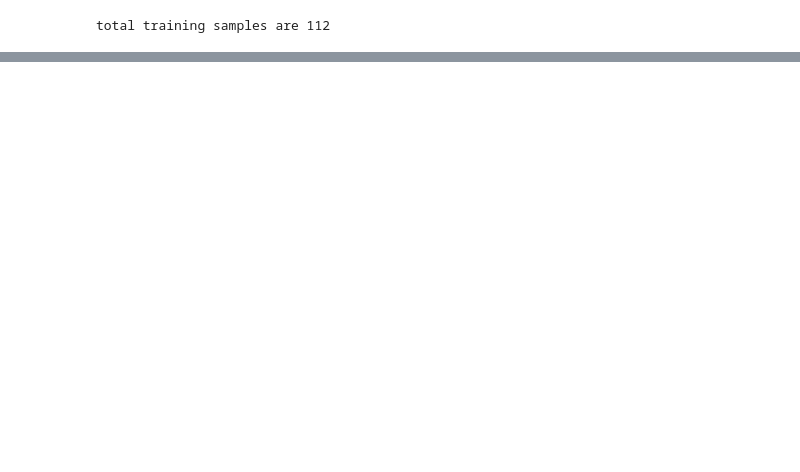
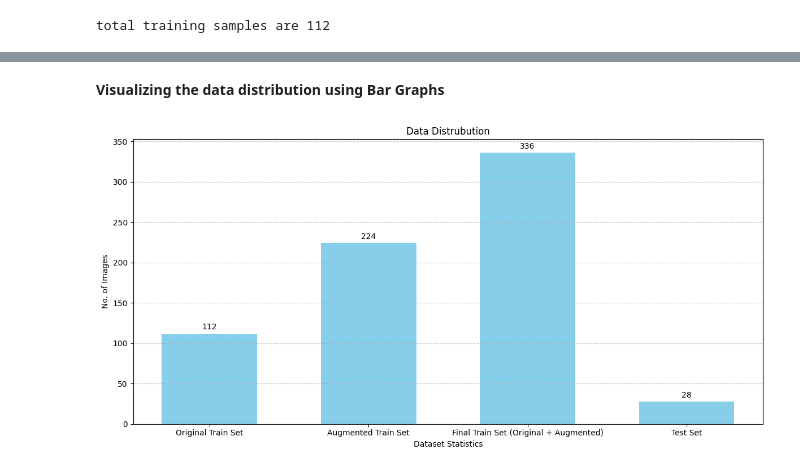
Before and after one commit to AntiVicious/CS203_lab5, a Jupyter notebook: main_notebook.ipynb, the cells around one changed output, grey strips where cells are left out. Saved outputs shown, nothing was run; the diff lists cells and outputs as text; code cells hidden in the pictures; blank space fills up the shorter version.

```diff
--- a/main_notebook.ipynb
+++ b/main_notebook.ipynb
@@ -156,0 +202,35 @@ Successfully installed huggingface-hub-0.28.1 safetensors-0.5.2 tokenizers-0.21.
+# %% [markdown]
+**Visualizing the data distribution using Bar Graphs**
+# %%
+import matplotlib.pyplot as plt
+import numpy as np
+def plot_bar_graph(stats,xlabel,title):
+
+  categories = []
+  values = []
+  for key, value in stats.items():
+    categories.append(key)
+    values.append(value)
+
+  # Create bar graph
+  fig, ax = plt.subplots(figsize=(12, 6))
+  bars = ax.bar(categories, values, color='skyblue',width=0.6)
+
+  # Add value labels on top of each bar
+  ax.bar_label(bars, fmt='%.0f', padding=3)
+
+  # Customize the graph
+  ax.set_xlabel(xlabel)
+  ax.set_ylabel('No. of Images')
+  ax.set_title(title)
+
+  # Add grid lines for better readability
+  ax.grid(axis='y', linestyle='--', alpha=0.7)
+
+  # Adjust layout and display the graph
+  plt.tight_layout()
+  plt.show()
+# %%
+plot_bar_graph(dataset_stats,'Dataset Statistics','Data Distrubution')
+# %% [output]
+[figure, added]
```
Also changed, not shown: parts of 26 cells of this notebook.
